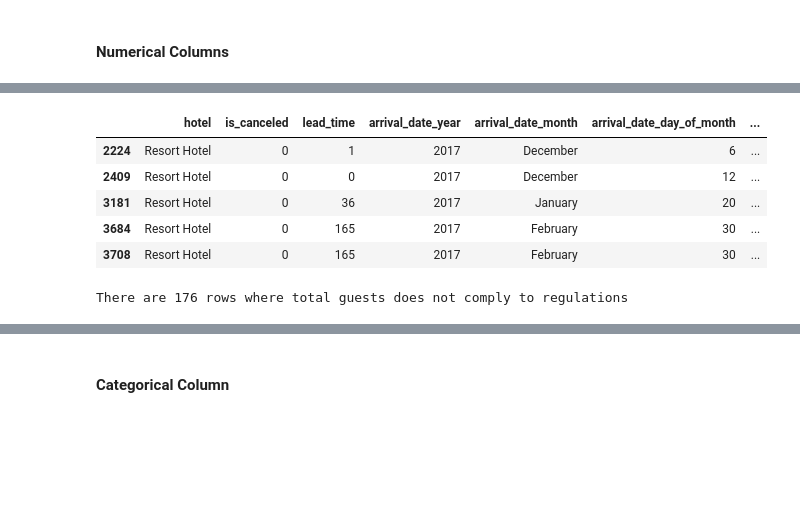
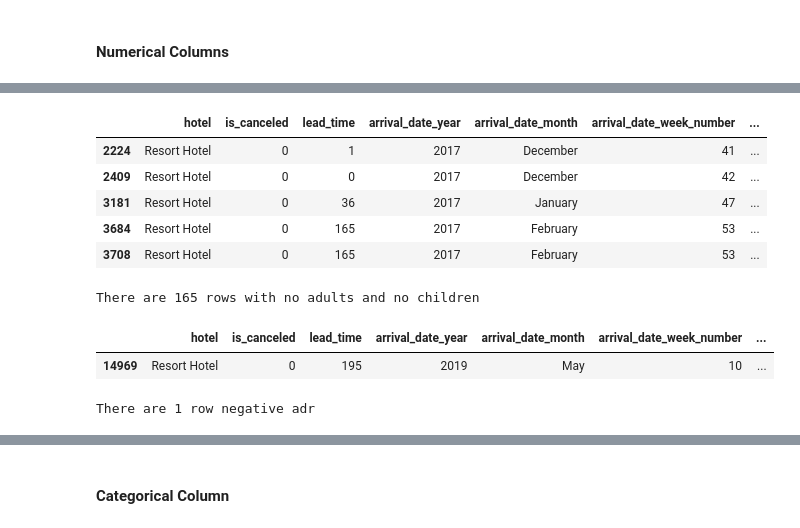
Before and after one commit to andreadeputra/MLPortfolio, a Jupyter notebook: Courses/RakaminMiniProject/2. Investigate Hotel Business using Data Visualization/Investigate Hotel Business using Data Visualization.ipynb, the cells around one changed output, grey strips where cells are left out. Drawn from its saved outputs; the diff is of its cells as text; code cells hidden in the pictures; blank space fills up the shorter version.

```diff
--- a/Courses/RakaminMiniProject/2. Investigate Hotel Business using Data Visualization/Investigate Hotel Business using Data Visualization.ipynb
+++ b/Courses/RakaminMiniProject/2. Investigate Hotel Business using Data Visualization/Investigate Hotel Business using Data Visualization.ipynb
@@ -130,3 +166,0 @@ Based on the numbers above, the immediate actions to take will be:
-# %%
-df.drop('company', axis=1, inplace=True)
-df.dropna(subset=['children', 'city'], inplace=True)
@@ -167,13 +166,0 @@ Since agent appears to be categorical labels rather than numerical, this column
-# %%
-# Separate top 5 agents and not top 5
-t5_agent_id = t5_agent.index
-t5_rem_0 = [str(i).split('.')[0] for i in t5_agent_id]
-below_t5 = [i for i in df['agent'].unique() if i not in t5_agent_id]
-
-# Change datatype to object
-df['agent'] = df['agent'].astype('object')
-df['agent'].replace(t5_agent_id, t5_rem_0, inplace=True)
-df['agent'].replace(below_t5, 'Others', inplace=True)
-df['agent'].fillna('Others', inplace=True)
-
-df['agent'].value_counts()
@@ -187,0 +174,17 @@ Name: agent, dtype: int64
+# %%
+# Missing values in children > 0
+df['children'].fillna(0, inplace=True)
+df['children'] = df['children'].astype('int64')
+
+# Missing values in city > 'Others'
+df['city'].fillna('Others', inplace=True)
+
+# Missing values in agent and company > 'Not Applicable'
+df['agent'].fillna('Not Applicable', inplace=True)
+df['company'].fillna('Not Applicable', inplace=True)
+
+# Remove decimal points in agent and company
+df['agent'] = df['agent'].apply(lambda x: str(x).split('.')[0])
+df['company'] = df['company'].apply(lambda x: str(x).split('.')[0])
+
+df[['children', 'city', 'agent', 'company']].info()
@@ -231,16 +250,22 @@ Other than that, each room bookings should comply to total capacity regulations
 # %%
-# Validate total guests
-sus_guest_num1 = df[np.sum([df.adults, df.children], axis=0) == 0]
-sus_guest_num2 = df[np.sum([df.adults, df.children, df.babies], axis=0) > 6]
-
-sus_guest_num = pd.concat([sus_guest_num1, sus_guest_num2])
-display(sus_guest_num.head())
-print(f'There are {sus_guest_num.shape[0]} rows where total guests does not comply to regulations')
+# Sum adults and children guest = 0
+df_0_guest = df[np.sum([df.adults, df.children], axis=0) == 0]
+display(df_0_guest.head())
+print(f'There are {df_0_guest.shape[0]} rows with no adults and no children')
 # %% [output]
-|  | hotel | is_canceled | lead_time | arrival_date_year | arrival_date_month | arrival_date_day_of_month | ... |
-| 2224 | Resort Hotel | 0 | 1 | 2017 | December | 6 | ... |
-| 2409 | Resort Hotel | 0 | 0 | 2017 | December | 12 | ... |
-| 3181 | Resort Hotel | 0 | 36 | 2017 | January | 20 | ... |
-| 3684 | Resort Hotel | 0 | 165 | 2017 | February | 30 | ... |
-| 3708 | Resort Hotel | 0 | 165 | 2017 | February | 30 | ... |
+|  | hotel | is_canceled | lead_time | arrival_date_year | arrival_date_month | arrival_date_week_number | ... |
+| 2224 | Resort Hotel | 0 | 1 | 2017 | December | 41 | ... |
+| 2409 | Resort Hotel | 0 | 0 | 2017 | December | 42 | ... |
+| 3181 | Resort Hotel | 0 | 36 | 2017 | January | 47 | ... |
+| 3684 | Resort Hotel | 0 | 165 | 2017 | February | 53 | ... |
+| 3708 | Resort Hotel | 0 | 165 | 2017 | February | 53 | ... |
-There are 176 rows where total guests does not comply to regulations
+There are 165 rows with no adults and no children
+# %%
+# Negative ADR
+df_adr_neg = df[df.adr < 0]
+display(df_adr_neg)
+print(f'There are {df_adr_neg.shape[0]} row negative adr')
+# %% [output]
+|  | hotel | is_canceled | lead_time | arrival_date_year | arrival_date_month | arrival_date_week_number | ... |
+| 14969 | Resort Hotel | 0 | 195 | 2019 | May | 10 | ... |
+There are 1 row negative adr
```
Also changed, not shown: parts of 51 cells of this notebook, 1 other file.
